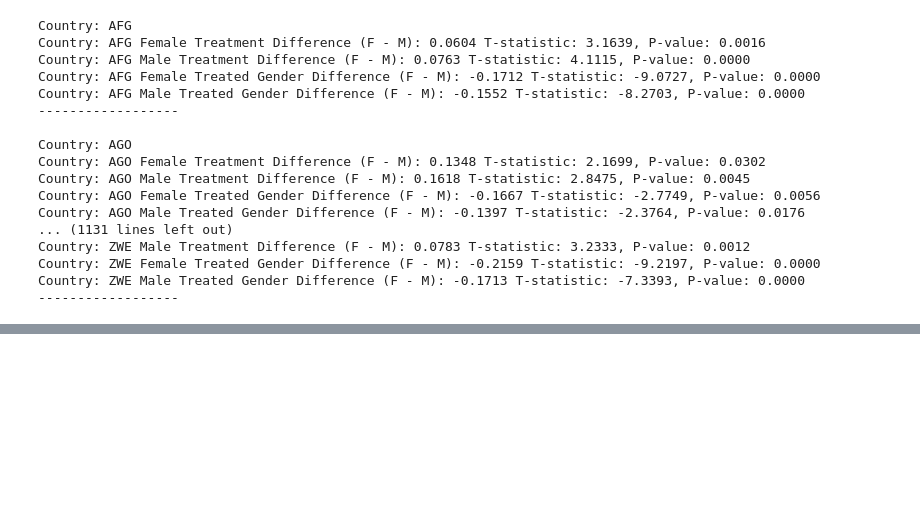
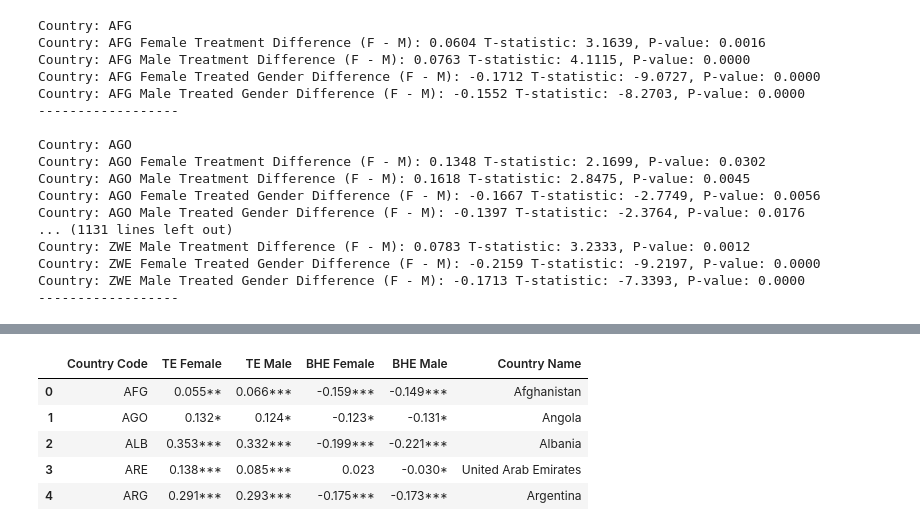
Before and after one commit to MichaelChaoLi-cpu/GallupWellBeingResearch, a Jupyter notebook: Code/MJ_AN_GenderHeteogenuousTreatmentDifference_v1.ipynb, the cells around one changed output, grey strips where cells are left out. Drawn from its saved outputs; the diff is of its cells as text; code cells hidden in the pictures; blank space fills up the shorter version.

```diff
--- a/Code/MJ_AN_GenderHeteogenuousTreatmentDifference_v1.ipynb
+++ b/Code/MJ_AN_GenderHeteogenuousTreatmentDifference_v1.ipynb
@@ -279,0 +400,6 @@ pd.DataFrame(country_level_df).to_parquet(os.path.join('Results', 'GenderTreatme
+# %%
+table.columns = ['Country Code', 'TE Female', 'TE Male', 'BHE Female', 'BHE Male']
+# %%
+country_list = pd.read_csv('Data/02_GdgCountry.csv')
+# %%
+country_list = country_list[['Country Name', 'Country Code']]
@@ -279,0 +415,11 @@ pd.DataFrame(country_level_df).to_parquet(os.path.join('Results', 'GenderTreatme
+# %%
+table = table.merge(country_list, on='Country Code', how = 'inner')
+# %%
+table.head()
+# %% [output]
+|  | Country Code | TE Female | TE Male | BHE Female | BHE Male | Country Name |
+| 0 | AFG | 0.055** | 0.066*** | -0.159*** | -0.149*** | Afghanistan |
+| 1 | AGO | 0.132* | 0.124* | -0.123* | -0.131* | Angola |
+| 2 | ALB | 0.353*** | 0.332*** | -0.199*** | -0.221*** | Albania |
+| 3 | ARE | 0.138*** | 0.085*** | 0.023 | -0.030* | United Arab Emirates |
+| 4 | ARG | 0.291*** | 0.293*** | -0.175*** | -0.173*** | Argentina |
```
Also changed, not shown: parts of 23 cells of this notebook, 6 other files.
